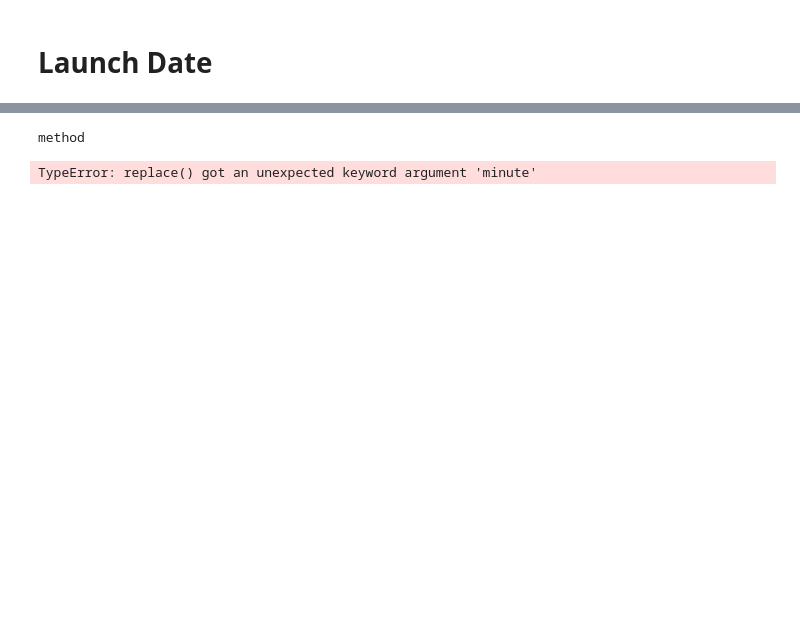
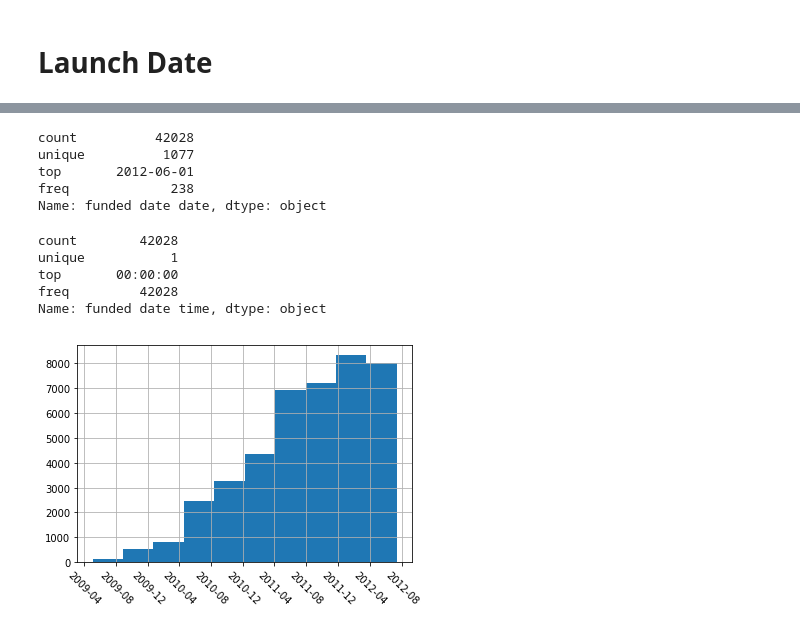
Before and after one commit to nmlook/GA-Application, a Jupyter notebook: Data Science Immersive Admissions Task.ipynb, the cells around one changed output, grey strips where cells are left out. Drawn from its saved outputs; the diff is of its cells as text; code cells hidden in the pictures; blank space fills up the shorter version.

Commit message:
More examining Launch Dates

```diff
--- a/Data Science Immersive Admissions Task.ipynb
+++ b/Data Science Immersive Admissions Task.ipynb
@@ -66,6 +66,7 @@ df.category.replace('Film &amp; Video', 'Film & Video', inplace=True)
 # %%
 df.subcategory.replace('Board &amp; Card Games', 'Board & Card Games', inplace=True)
 df.subcategory.replace('Country &amp; Folk', 'Country & Folk', inplace=True)
+df.subcategory.replace('Film &amp; Video', 'Film & Video', inplace=True)
 # %%
 df['status'].unique()
 # %% [output]
@@ -410 +412,5 @@ filtered_df['funded date'].head(10)
 Name: funded date, dtype: object
+# %%
+filtered_df['funded date'] = pd.to_datetime(filtered_df['funded date'])
+filtered_df['funded date date'] = filtered_df['funded date'].apply(lambda x: x.date())
+filtered_df['funded date time'] = filtered_df['funded date'].apply(lambda x: pd.datetime.strptime(x, '%H:%M:%S'))
@@ -411,12 +428,21 @@ Name: funded date, dtype: object
 # %%
-filtered_df['funded date'] = pd.to_datetime(filtered_df['funded date'])
+filtered_df['funded date date'].describe()
+# %% [output]
+count          42028
+unique          1077
+top       2012-06-01
+freq             238
+Name: funded date date, dtype: object
-# %%
-type(filtered_df['funded date'].items)
-# %% [output]
-method
 # %%
-filtered_df['funded date'].replace(minute=0, second=0)
+filtered_df['funded date time'].describe()
 # %% [output]
-TypeError: replace() got an unexpected keyword argument 'minute'
+count        42028
+unique           1
+top       00:00:00
+freq         42028
+Name: funded date time, dtype: object
 # %%
-filtered_df['funded date'].head()
+filtered_df['funded date'].hist(xrot=-45)
+plt.show()
+# %% [output]
+[figure, added]
```
Also changed, not shown: parts of 7 cells of this notebook.
